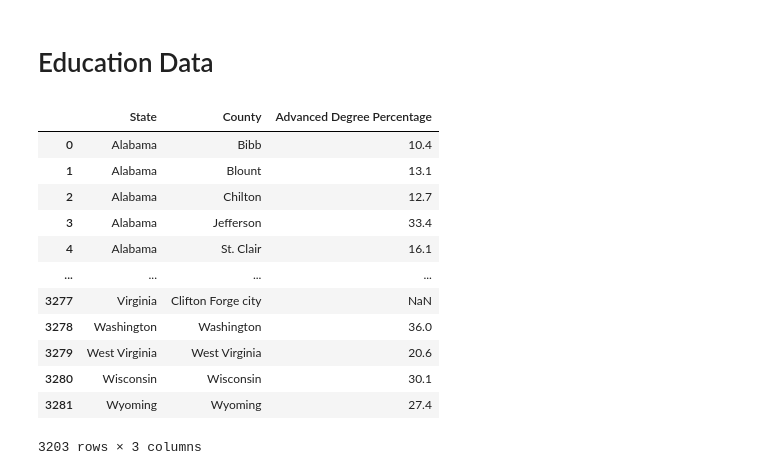
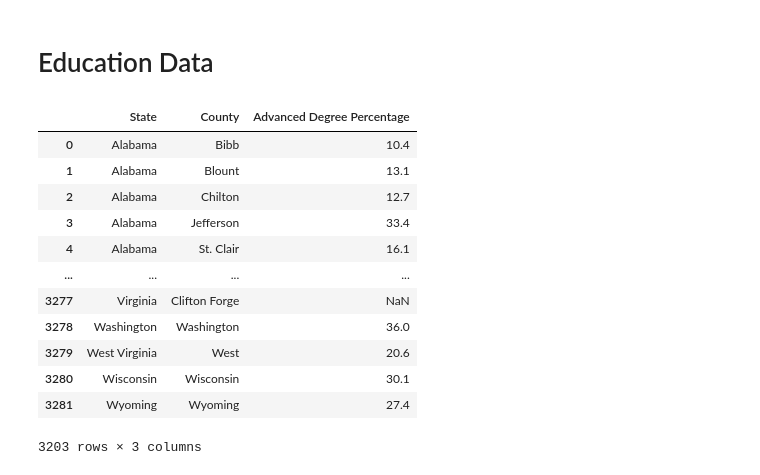
Before and after one commit to li-boxuan/05839-final-project, a Jupyter notebook: eda/data_clean.ipynb, the cells around one changed output. Saved outputs shown, nothing was run; the diff lists cells and outputs as text; code cells hidden in the pictures.

Commit message:
Fix county name misalignment & Use percentage instead portion

```diff
--- a/eda/data_clean.ipynb
+++ b/eda/data_clean.ipynb
@@ -186,23 +187,24 @@ join_data
 # %%
 df_education = pd.read_csv("../datasets/education_raw.csv", thousands=',')
 df_education = df_education.dropna(how = "all")
 df_education = df_education[["State", "Area name", "Percent of adults with a bachelor's degree or higher, 2015-19"]]
 df_education.columns = ["State", "County", "Advanced Degree Percentage"]
 df_education = df_education[~df_education["State"].isin(["PR", "US"])]
 df_education["State"] = df_education["State"].apply(lambda s: abbr2state[s])
-df_education["County"] = df_education["County"].apply(lambda s: s.split(" County")[0].strip())
+df_education["County"] = df_education["County"].apply(lambda s: s.strip())
+df_education["County"] = df_education["County"].apply(lambda s: s.split(" ")[0] if len(s.split(" ")) <= 2 else s.split(" ")[0] + " " + s.split(" ")[1])
 df_education
 # %% [output]
 |  | State | County | Advanced Degree Percentage |
 | 0 | Alabama | Bibb | 10.4 |
 | 1 | Alabama | Blount | 13.1 |
 | 2 | Alabama | Chilton | 12.7 |
 | 3 | Alabama | Jefferson | 33.4 |
 | 4 | Alabama | St. Clair | 16.1 |
 | ... | ... | ... | ... |
-| 3277 | Virginia | Clifton Forge city | NaN |
+| 3277 | Virginia | Clifton Forge | NaN |
 | 3278 | Washington | Washington | 36.0 |
-| 3279 | West Virginia | West Virginia | 20.6 |
+| 3279 | West Virginia | West | 20.6 |
 | 3280 | Wisconsin | Wisconsin | 30.1 |
 | 3281 | Wyoming | Wyoming | 27.4 |
 3203 rows × 3 columns
```
Also changed, not shown: parts of 7 cells of this notebook, 1 other file.
